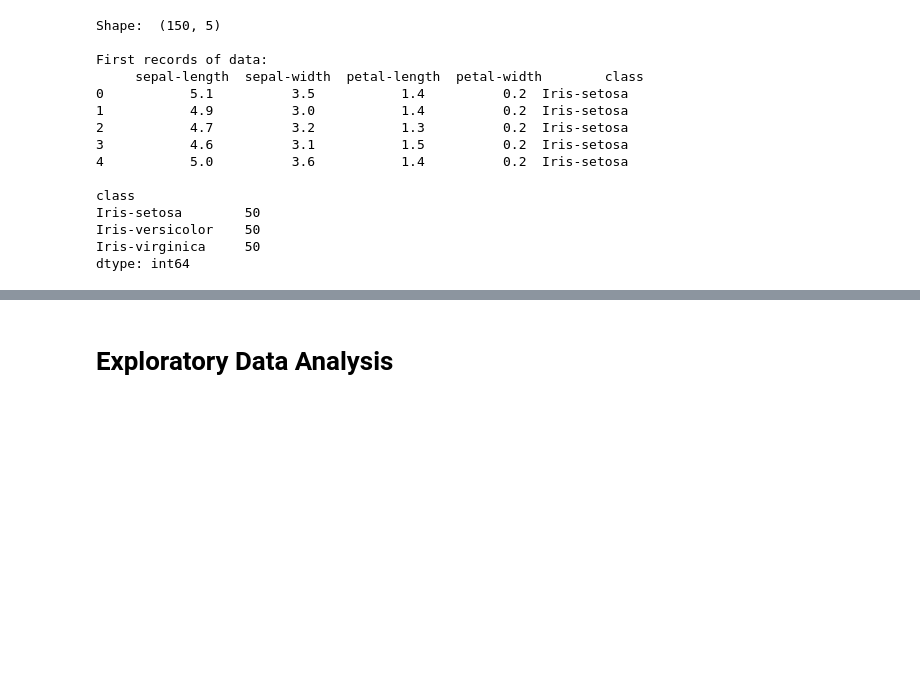
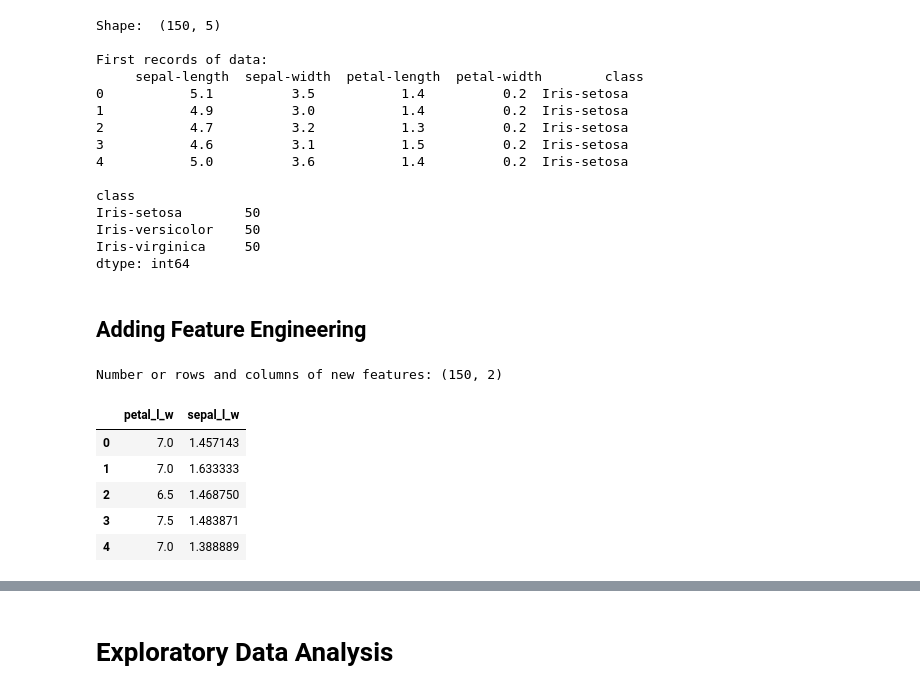
Before and after one commit to rajasekhar6057/Data-Science-Pipe-Line, a Jupyter notebook: Data Science Pipeline - Iris Dataset.ipynb, the cells around one changed output, grey strips where cells are left out. Saved outputs shown, nothing was run; the diff lists cells and outputs as text; code cells hidden in the pictures; blank space fills up the shorter version.

```diff
--- a/Data Science Pipeline - Iris Dataset.ipynb
+++ b/Data Science Pipeline - Iris Dataset.ipynb
@@ -57,3 +57,22 @@ Iris-setosa        50
 Iris-versicolor    50
 Iris-virginica     50
 dtype: int64
+# %% [markdown]
+## Adding Feature Engineering
+# %%
+# Adding length by width  feature
+
+petal_lbyw = dataset['petal-length']/dataset['petal-width']
+sepal_lbyw = dataset['sepal-length']/dataset['sepal-width']
+lbyw_df = pd.DataFrame({'petal_l_w':petal_lbyw, 'sepal_l_w':sepal_lbyw})
+
+print("Number or rows and columns of new features:",lbyw_df.shape)
+lbyw_df.head()
+# %% [output]
+Number or rows and columns of new features: (150, 2)
+|  | petal_l_w | sepal_l_w |
+| 0 | 7.0 | 1.457143 |
+| 1 | 7.0 | 1.633333 |
+| 2 | 6.5 | 1.468750 |
+| 3 | 7.5 | 1.483871 |
+| 4 | 7.0 | 1.388889 |
```
Also changed, not shown: parts of 5 cells of this notebook.
